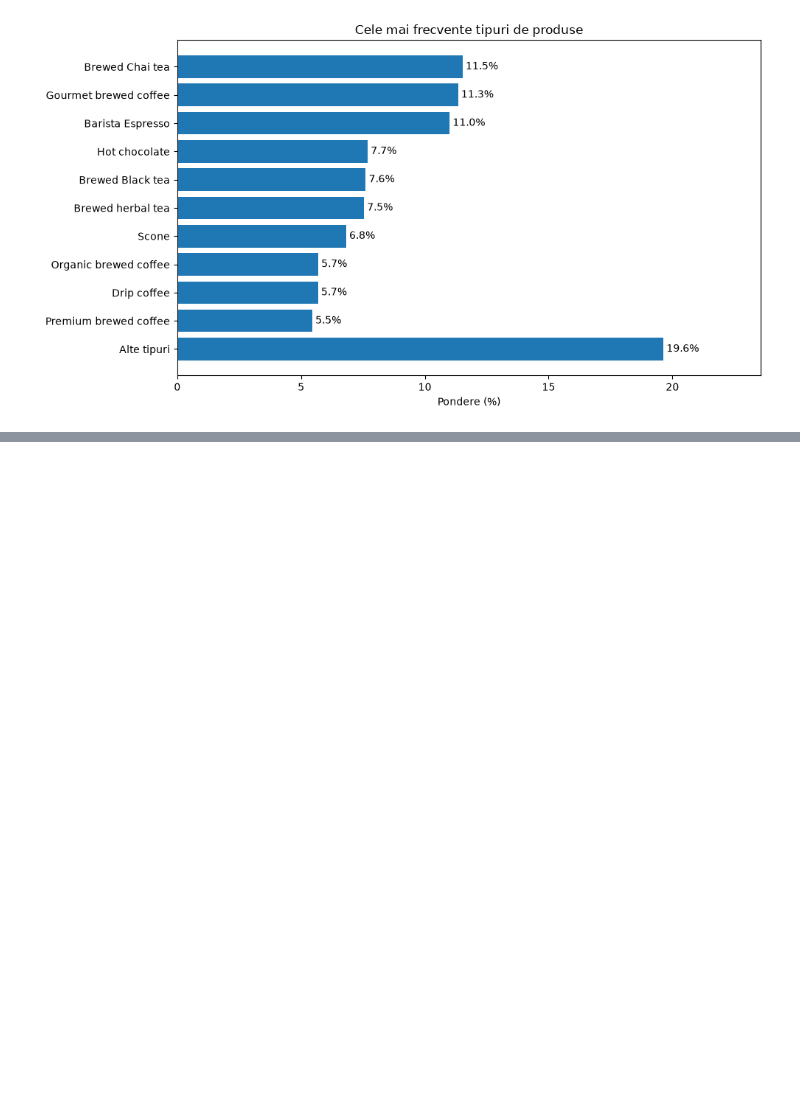
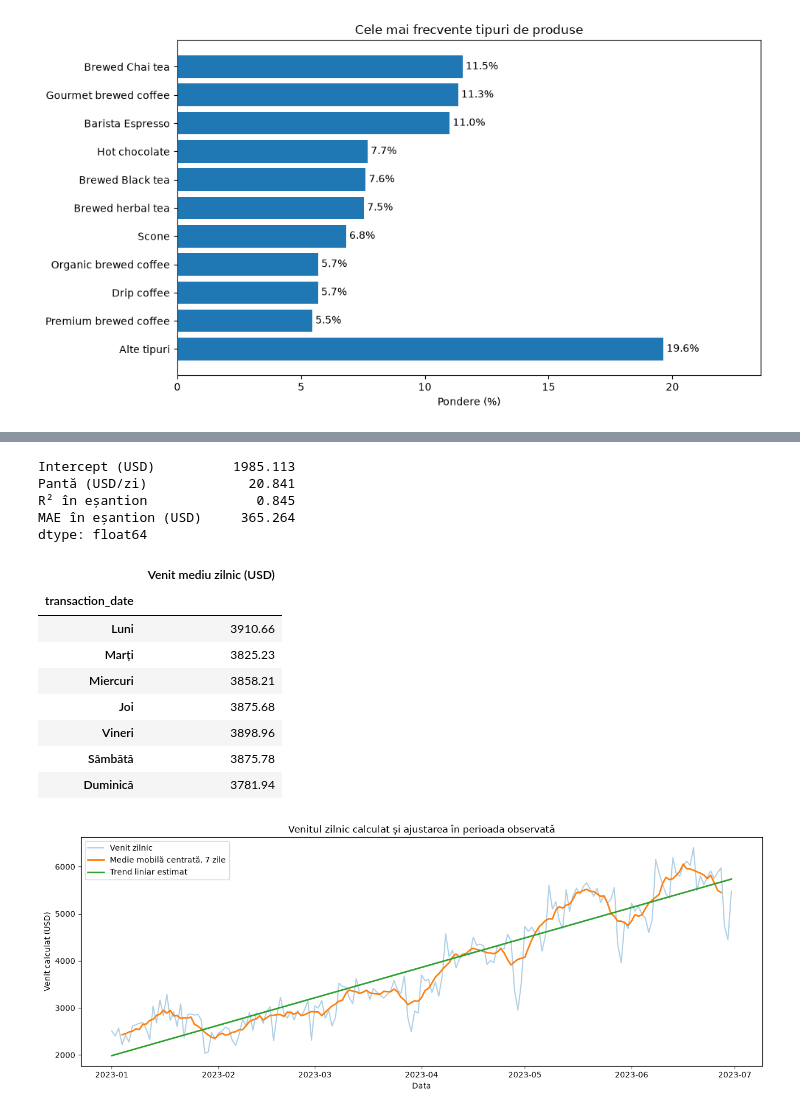
Before and after one commit to florin-t04/statistics_lab1, a Jupyter notebook: Raport statistic.ipynb, the cells around one changed output, grey strips where cells are left out. Cells and saved outputs as stored; diff of their text form; code cells hidden in the pictures; blank space fills up the shorter version.

```diff
--- a/Raport statistic.ipynb
+++ b/Raport statistic.ipynb
@@ -422,0 +677,13 @@ plt.show()
+# %%
+serie_zilnica['indice_lant_pct'] = (
+    serie_zilnica['venit_usd'] / serie_zilnica['venit_usd'].shift(1) * 100
+)
+serie_zilnica['indice_baza_pct'] = (
+    serie_zilnica['venit_usd'] / serie_zilnica['venit_usd'].iloc[0] * 100
+)
+serie_zilnica['ritm_lant_pct'] = serie_zilnica['indice_lant_pct'] - 100
+serie_zilnica['ritm_baza_pct'] = serie_zilnica['indice_baza_pct'] - 100
+display(pd.concat([serie_zilnica.head(5), serie_zilnica.tail(5)])[ [
+    'venit_usd', 'indice_lant_pct', 'ritm_lant_pct',
+    'indice_baza_pct', 'ritm_baza_pct'
+]].round(2))
@@ -422,0 +743,54 @@ plt.show()
+# %%
+t = np.arange(len(serie_zilnica), dtype=float)
+y = serie_zilnica['venit_usd'].to_numpy(dtype=float)
+panta, intercept = np.polyfit(t, y, deg=1)
+serie_zilnica['trend_liniar_usd'] = intercept + panta * t
+serie_zilnica['medie_mobila_7_zile_usd'] = (
+    serie_zilnica['venit_usd'].rolling(7, center=True, min_periods=7).mean()
+)
+reziduuri = y - serie_zilnica['trend_liniar_usd'].to_numpy()
+sse = np.sum(reziduuri ** 2)
+sst = np.sum((y - y.mean()) ** 2)
+diagnostic_trend = pd.Series({
+    'Intercept (USD)': intercept,
+    'Pantă (USD/zi)': panta,
+    'R² în eșantion': 1 - sse / sst,
+    'MAE în eșantion (USD)': np.mean(np.abs(reziduuri))
+})
+zile_saptamana = ['Luni', 'Marți', 'Miercuri', 'Joi',
+                  'Vineri', 'Sâmbătă', 'Duminică']
+medie_dupa_zi = (
+    serie_zilnica.groupby(serie_zilnica.index.dayofweek)['venit_usd']
+    .mean().rename(index=dict(enumerate(zile_saptamana)))
+)
+display(diagnostic_trend.round(3))
+display(medie_dupa_zi.round(2).rename('Venit mediu zilnic (USD)').to_frame())
+
+fig, ax = plt.subplots(figsize=(13, 5))
+ax.plot(serie_zilnica.index, serie_zilnica['venit_usd'],
+        alpha=.35, label='Venit zilnic')
+ax.plot(serie_zilnica.index, serie_zilnica['medie_mobila_7_zile_usd'],
+        linewidth=2, label='Medie mobilă centrată, 7 zile')
+ax.plot(serie_zilnica.index, serie_zilnica['trend_liniar_usd'],
+        linewidth=2, label='Trend liniar estimat')
+ax.set(title='Venitul zilnic calculat și ajustarea în perioada observată',
+       xlabel='Data', ylabel='Venit calculat (USD)')
+ax.legend()
+plt.tight_layout()
+plt.show()
+# %% [output]
+Intercept (USD)          1985.113
+Pantă (USD/zi)             20.841
+R² în eșantion              0.845
+MAE în eșantion (USD)     365.264
+dtype: float64
+|  | Venit mediu zilnic (USD) |
+| transaction_date |  |
+| Luni | 3910.66 |
+| Marți | 3825.23 |
+| Miercuri | 3858.21 |
+| Joi | 3875.68 |
+| Vineri | 3898.96 |
+| Sâmbătă | 3875.78 |
+| Duminică | 3781.94 |
+[figure, added]
```
Also changed, not shown: parts of 34 cells of this notebook.
